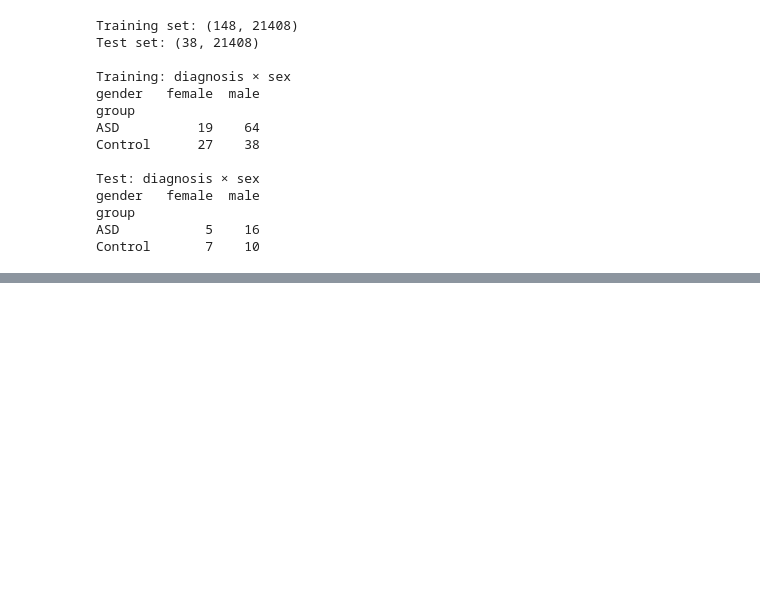
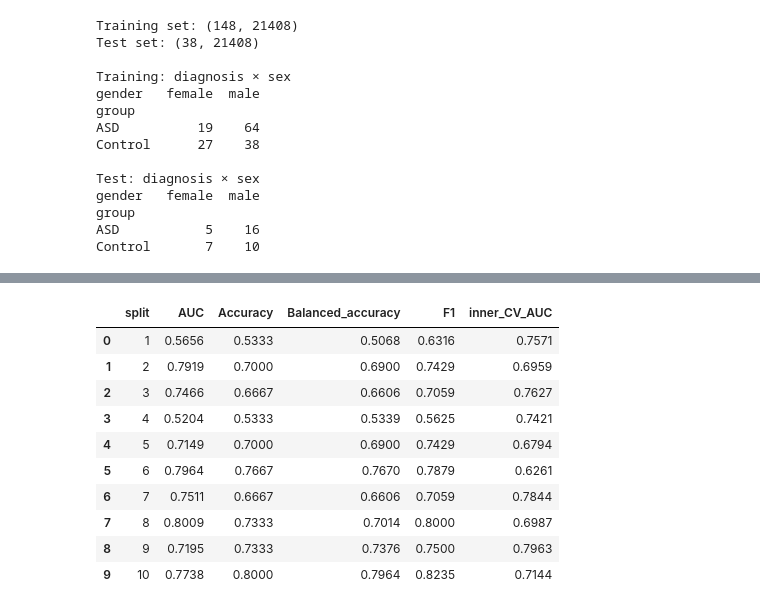
Before and after one commit to layakhosravi77-creator/ASD-Blood-Transcriptomic-Analysis, a Jupyter notebook: notebooks/01_data_exploration.ipynb, the cells around one changed output, grey strips where cells are left out. Saved outputs shown, nothing was run; the diff lists cells and outputs as text; code cells hidden in the pictures; blank space fills up the shorter version.

```diff
--- a/notebooks/01_data_exploration.ipynb
+++ b/notebooks/01_data_exploration.ipynb
@@ -2592,0 +3028,70 @@ Autosomal Only (No X/Y Chr)           0.737 ± 0.069            0.665 ± 0.068
+# %%
+
+results_noXY = []
+
+# استفاده از همان تقسیم‌های بیرونی
+for split_number, (fit_idx, holdout_idx) in enumerate(
+    outer_cv.split(X_train, strata_train), start=1
+):
+    print(f"Running no-X/Y split {split_number}/10 ...")
+
+    X_fit = X_train_noXY.iloc[fit_idx]
+    y_fit = y_train.iloc[fit_idx]
+
+    X_holdout = X_train_noXY.iloc[holdout_idx]
+    y_holdout = y_train.iloc[holdout_idx]
+
+    meta_fit = meta_train.loc[X_fit.index]
+    strata_fit = (
+        y_fit.astype(str)
+        + "_"
+        + meta_fit["gender"].astype(str)
+    )
+
+    inner_cv = StratifiedKFold(
+        n_splits=5,
+        shuffle=True,
+        random_state=1000 + split_number
+    )
+    inner_splits = list(inner_cv.split(X_fit, strata_fit))
+
+    search_noXY = GridSearchCV(
+        estimator=full_pipeline,
+        param_grid=param_grid,
+        scoring="roc_auc",
+        cv=inner_splits,
+        n_jobs=-1,
+        refit=True,
+        error_score="raise",
+        return_train_score=False
+    )
+
+    search_noXY.fit(X_fit, y_fit)
+
+    model = search_noXY.best_estimator_
+    scores = model.decision_function(X_holdout)
+    predictions = model.predict(X_holdout)
+
+    results_noXY.append({
+        "split": split_number,
+        "AUC": roc_auc_score(y_holdout, scores),
+        "Accuracy": accuracy_score(y_holdout, predictions),
+        "Balanced_accuracy": balanced_accuracy_score(
+            y_holdout, predictions
+        ),
+        "F1": f1_score(y_holdout, predictions, zero_division=0),
+        "inner_CV_AUC": search_noXY.best_score_
+    })
+
+results_noXY_df = pd.DataFrame(results_noXY)
+
+print("\nNo-X/Y results:")
+display(results_noXY_df.round(4))
+
+print("\nMean and standard deviation:")
+display(
+    results_noXY_df.drop(columns="split")
+    .agg(["mean", "std"])
+    .round(4)
+)
+# %% [output]
@@ -2592,0 +3110,11 @@ Autosomal Only (No X/Y Chr)           0.737 ± 0.069            0.665 ± 0.068
+|  | split | AUC | Accuracy | Balanced_accuracy | F1 | inner_CV_AUC |
+| 0 | 1 | 0.5656 | 0.5333 | 0.5068 | 0.6316 | 0.7571 |
+| 1 | 2 | 0.7919 | 0.7000 | 0.6900 | 0.7429 | 0.6959 |
+| 2 | 3 | 0.7466 | 0.6667 | 0.6606 | 0.7059 | 0.7627 |
+| 3 | 4 | 0.5204 | 0.5333 | 0.5339 | 0.5625 | 0.7421 |
+| 4 | 5 | 0.7149 | 0.7000 | 0.6900 | 0.7429 | 0.6794 |
+| 5 | 6 | 0.7964 | 0.7667 | 0.7670 | 0.7879 | 0.6261 |
+| 6 | 7 | 0.7511 | 0.6667 | 0.6606 | 0.7059 | 0.7844 |
+| 7 | 8 | 0.8009 | 0.7333 | 0.7014 | 0.8000 | 0.6987 |
+| 8 | 9 | 0.7195 | 0.7333 | 0.7376 | 0.7500 | 0.7963 |
+| 9 | 10 | 0.7738 | 0.8000 | 0.7964 | 0.8235 | 0.7144 |
```
Also changed, not shown: parts of 83 cells of this notebook, 19 other files.
